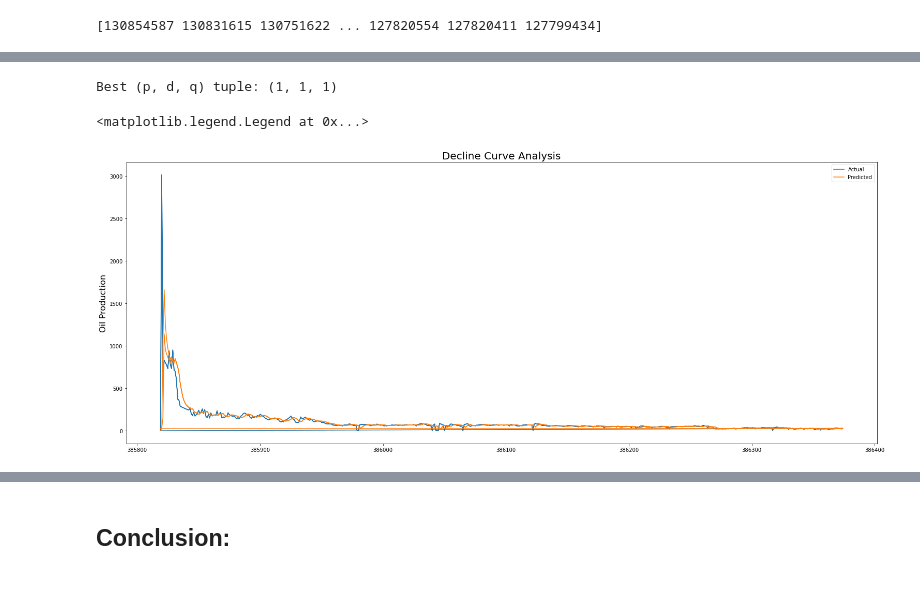
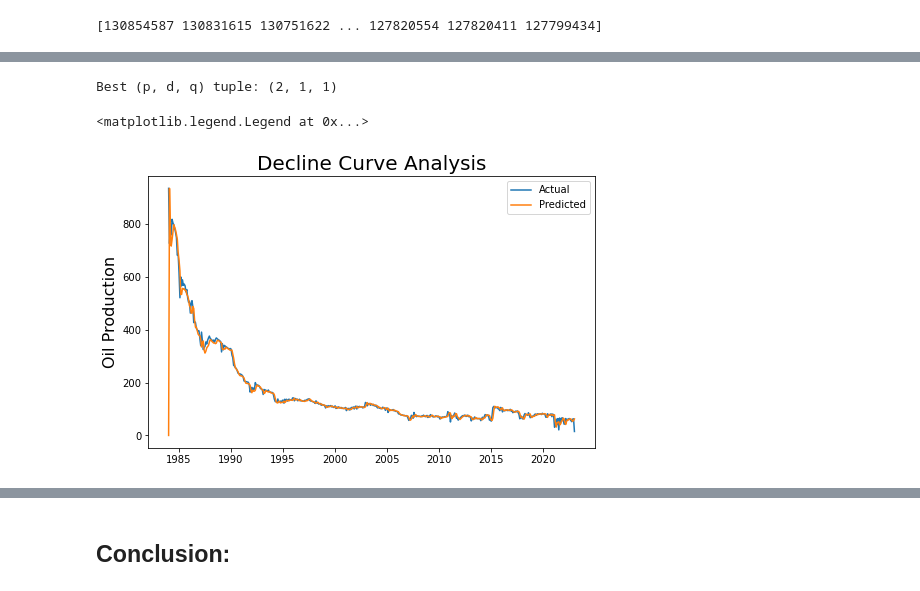
Before and after one commit to ManishRawat07/PETR6397-Final-Project-Oil-Production-Forecasting-using-Machine-Learning, a Jupyter notebook: Oil Production forecasting.ipynb, the cells around one changed output, grey strips where cells are left out. Cells and saved outputs as stored; diff of their text form; code cells hidden in the pictures.

Commit message:
Updated ARIMA Model

```diff
--- a/Oil Production forecasting.ipynb
+++ b/Oil Production forecasting.ipynb
@@ -714,6 +723,6 @@ from statsmodels.tsa.arima.model import ARIMA
 # df.set_index('Well/Lease Name', inplace=True)
 # df['Cumulative Oil'] = df['Monthly Oil'].cumsum()
 
-df5 = df[df['Entity ID'] == 127820411]
+df5 = df[df['Entity ID'] == 128658344]
 print(df5)
 # %% [output]
@@ -738,0 +746,6 @@ monthly_gas_1 = df5['Monthly Gas']
+# %%
+df5['Monthly Production Date'] = pd.to_datetime(df5['Monthly Production Date'])
+df5.set_index('Monthly Production Date', inplace=True)
+# %%
+monthly_oil_1 = df5['Monthly Oil']
+monthly_oil_1
@@ -763,7 +790,7 @@ pdq = list(product(p, d, q))
 results = []
 for param in pdq:
     try:
-        model_arima = ARIMA(monthly_gas_1, order=param)
+        model_arima = ARIMA(monthly_oil_1, order=param)
         model_arima_fit = model_arima.fit()
         results.append((param, model_arima_fit.aic))
     except:
@@ -773,7 +800,7 @@ for param in pdq:
 best_pdq = min(results, key=lambda x: x[1])[0]
 
 # fit ARIMA model with the best (p, d, q) tuple
-model_arima = ARIMA(monthly_gas_1, order=best_pdq)
+model_arima = ARIMA(monthly_oil_1, order=best_pdq)
 model_arima_fit = model_arima.fit()
 
 # make ARIMA forecast
@@ -782,16 +809,16 @@ arima_forecast = model_arima_fit.forecast(steps=1)
 # print forecasts and best (p, d, q) tuple
 print("Best (p, d, q) tuple:", best_pdq)
 # %% [output]
-Best (p, d, q) tuple: (1, 1, 1)
+Best (p, d, q) tuple: (2, 1, 1)
 # %%
 predictions = model_arima.fit().predict()
 # %%
-plt.figure(figsize=(26,10))
-plt.plot(monthly_gas_1, label="Actual")
+plt.figure(figsize=(8,5))
+plt.plot(monthly_oil_1, label="Actual")
 plt.plot(predictions, label="Predicted")
 plt.title('Decline Curve Analysis', fontsize=20)
 plt.ylabel('Oil Production', fontsize=16)
 plt.legend()
 # %% [output]
 <matplotlib.legend.Legend at 0x...>
-[figure, old version]
+[figure, new version]
```
Also changed, not shown: parts of 50 cells of this notebook.
